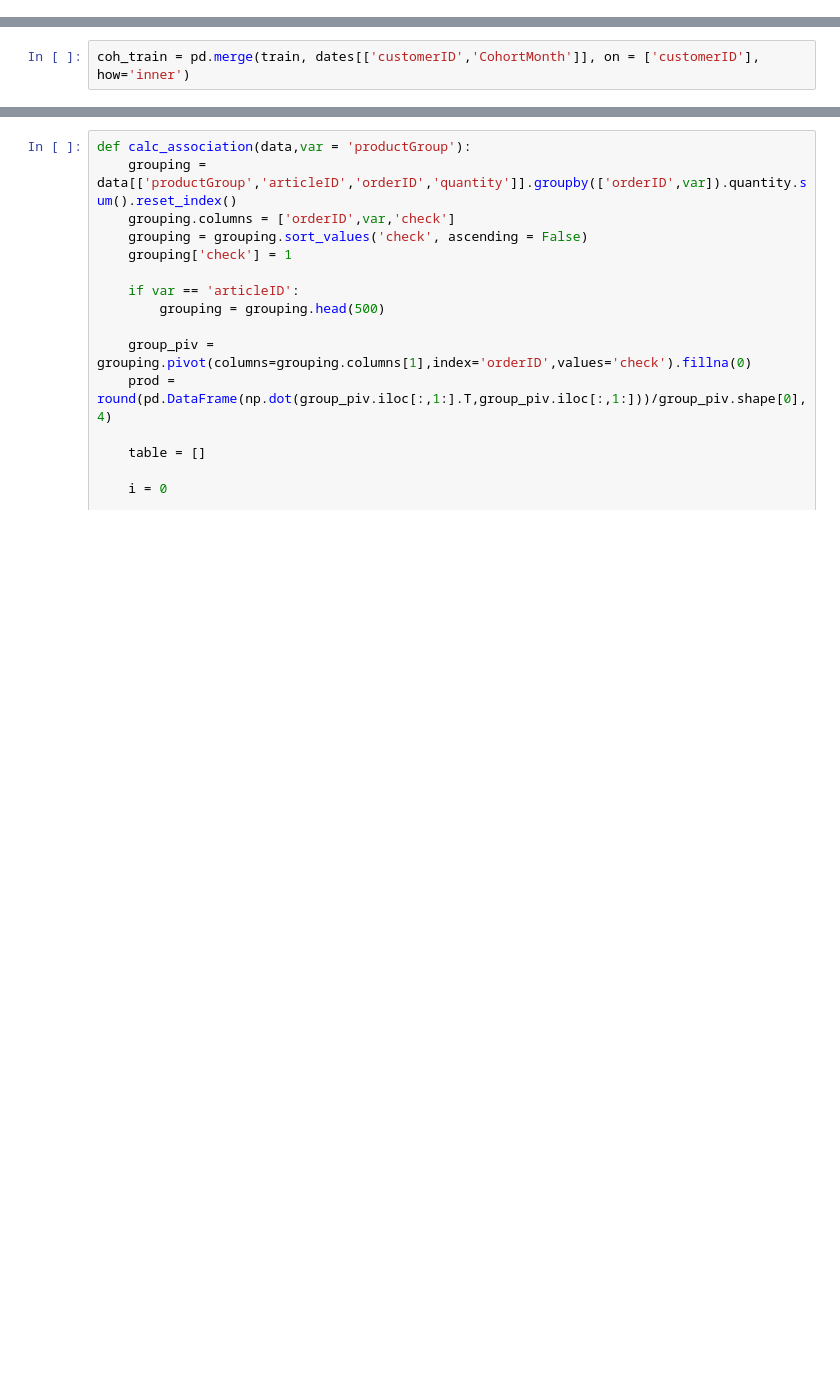
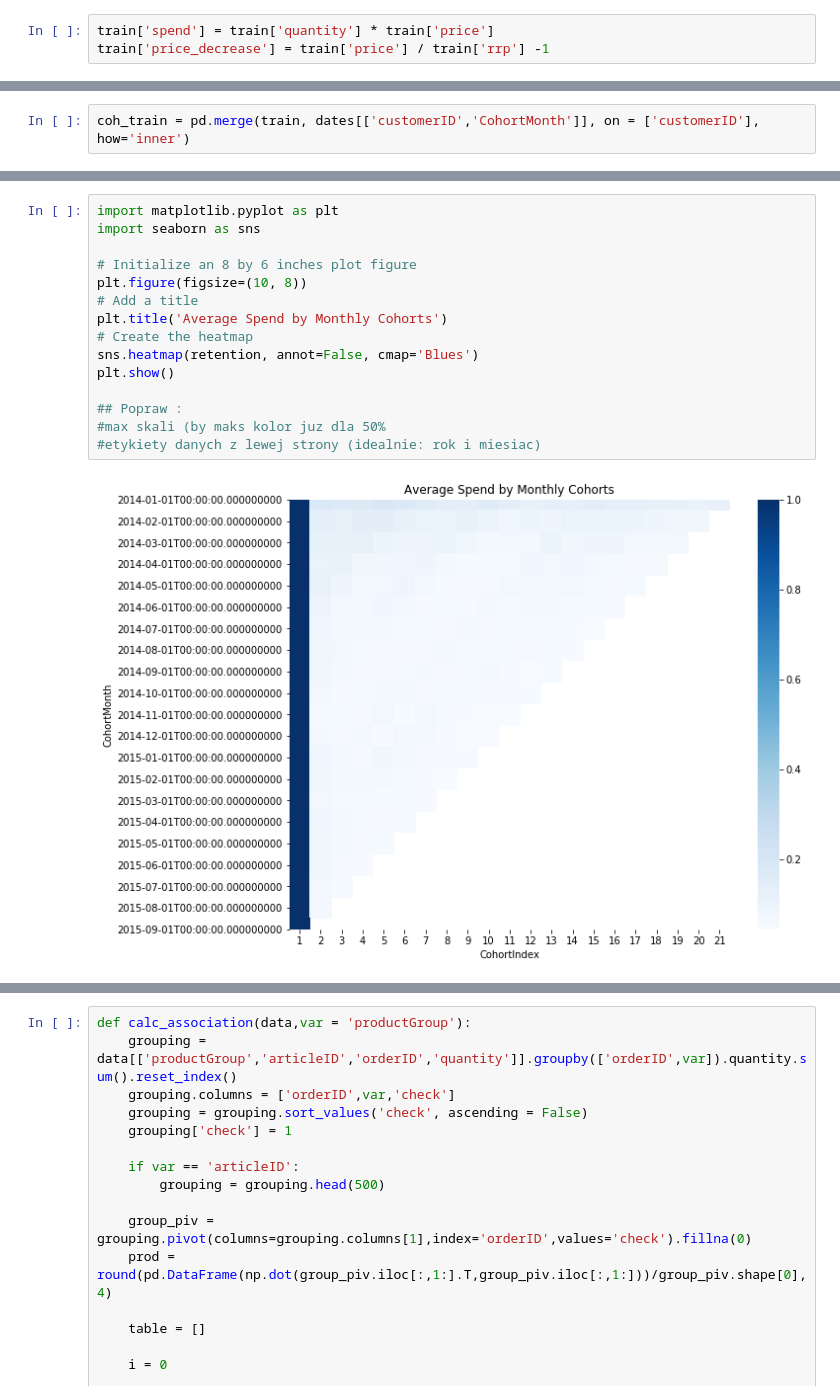
Before and after one commit to MichalWlodkowski/Data_Cup_2016, a Jupyter notebook: DataCup_returns.ipynb, the cells around one changed output, grey strips where cells are left out. Saved outputs shown, nothing was run; the diff lists cells and outputs as text; blank space fills up the shorter version.

Commit message:
added RFM calc + heatmap

```diff
--- a/DataCup_returns.ipynb
+++ b/DataCup_returns.ipynb
@@ -87,3 +60,6 @@ train['orderDate'].min(), train['orderDate'].max()
+# %%
+train['spend'] = train['quantity'] * train['price']
+train['price_decrease'] = train['price'] / train['rrp'] -1
 # %%
 train.sample(5)
 # %% [output]
@@ -178,6 +155,23 @@ retention.round(3)
 | 2015-08-01 | 1.0 | 0.067 | NaN | NaN | NaN | NaN | NaN | NaN | NaN | NaN | ... | ... |
 | 2015-09-01 | 1.0 | NaN | NaN | NaN | NaN | NaN | NaN | NaN | NaN | NaN | ... | ... |
 21 rows × 21 columns
+# %%
+import matplotlib.pyplot as plt
+import seaborn as sns
+
+# Initialize an 8 by 6 inches plot figure
+plt.figure(figsize=(10, 8))
+# Add a title
+plt.title('Average Spend by Monthly Cohorts')
+# Create the heatmap
+sns.heatmap(retention, annot=False, cmap='Blues')
+plt.show()
+
+## Popraw :
+#max skali (by maks kolor juz dla 50%
+#etykiety danych z lewej strony (idealnie: rok i miesiac)
+# %% [output]
+[figure, added]
 # %%
 coh_train.sample(4)
 # %% [output]
```
Also changed, not shown: parts of 15 cells of this notebook.
